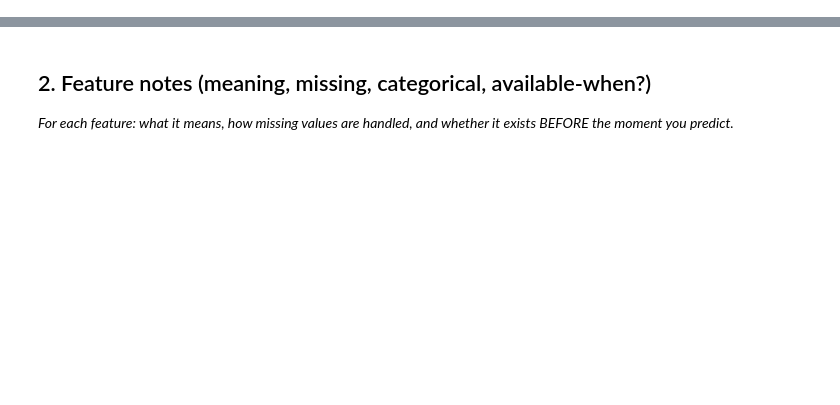
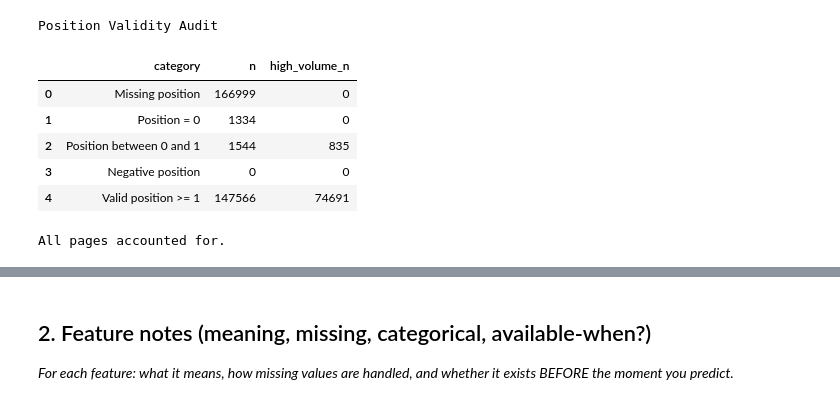
Before and after one commit to NourhanFarag/nourhan-flyrank-ml-internship, a Jupyter notebook: work/notebooks/w03_feature_leakage_check.ipynb, the cells around one changed output, grey strips where cells are left out. Drawn from its saved outputs; the diff is of its cells as text; code cells hidden in the pictures; blank space fills up the shorter version.

```diff
--- a/work/notebooks/w03_feature_leakage_check.ipynb
+++ b/work/notebooks/w03_feature_leakage_check.ipynb
@@ -15,0 +615,51 @@ This skeleton is yours to fill. Work the sections **in order** — each one has
+# %%
+# Diagnostic only — no data modification.
+
+pos = feature_frame_ml05["prev_14d_avg_position"]
+imp = feature_frame_ml05["prev_14d_impressions"]
+
+position_audit = pd.DataFrame([
+    {
+        "category": "Missing position",
+        "n": int(pos.isna().sum()),
+        "high_volume_n": int((pos.isna() & imp.ge(100)).sum())
+    },
+    {
+        "category": "Position = 0",
+        "n": int(pos.eq(0).sum()),
+        "high_volume_n": int((pos.eq(0) & imp.ge(100)).sum())
+    },
+    {
+        "category": "Position between 0 and 1",
+        "n": int(pos.gt(0).mul(pos.lt(1)).sum()),
+        "high_volume_n": int(
+            (pos.gt(0) & pos.lt(1) & imp.ge(100)).sum()
+        )
+    },
+    {
+        "category": "Negative position",
+        "n": int(pos.lt(0).sum()),
+        "high_volume_n": int((pos.lt(0) & imp.ge(100)).sum())
+    },
+    {
+        "category": "Valid position >= 1",
+        "n": int(pos.ge(1).sum()),
+        "high_volume_n": int((pos.ge(1) & imp.ge(100)).sum())
+    }
+])
+
+print("Position Validity Audit")
+display(position_audit)
+
+assert position_audit["n"].sum() == len(feature_frame_ml05)
+
+print("All pages accounted for.")
+# %% [output]
+Position Validity Audit
+|  | category | n | high_volume_n |
+| 0 | Missing position | 166999 | 0 |
+| 1 | Position = 0 | 1334 | 0 |
+| 2 | Position between 0 and 1 | 1544 | 835 |
+| 3 | Negative position | 0 | 0 |
+| 4 | Valid position >= 1 | 147566 | 74691 |
+All pages accounted for.
```
Also changed, not shown: parts of 22 cells of this notebook.
